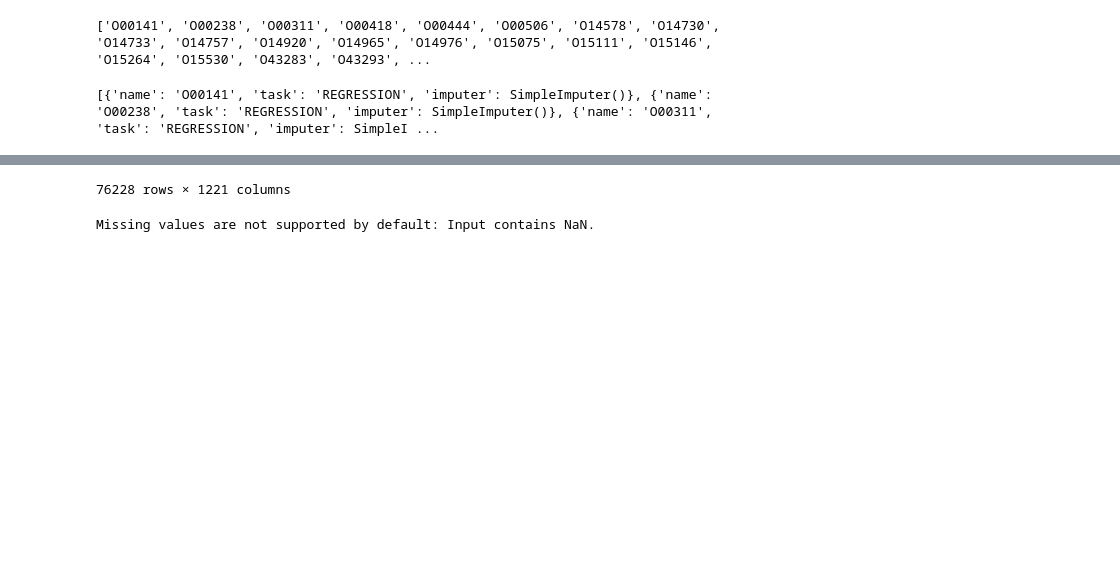
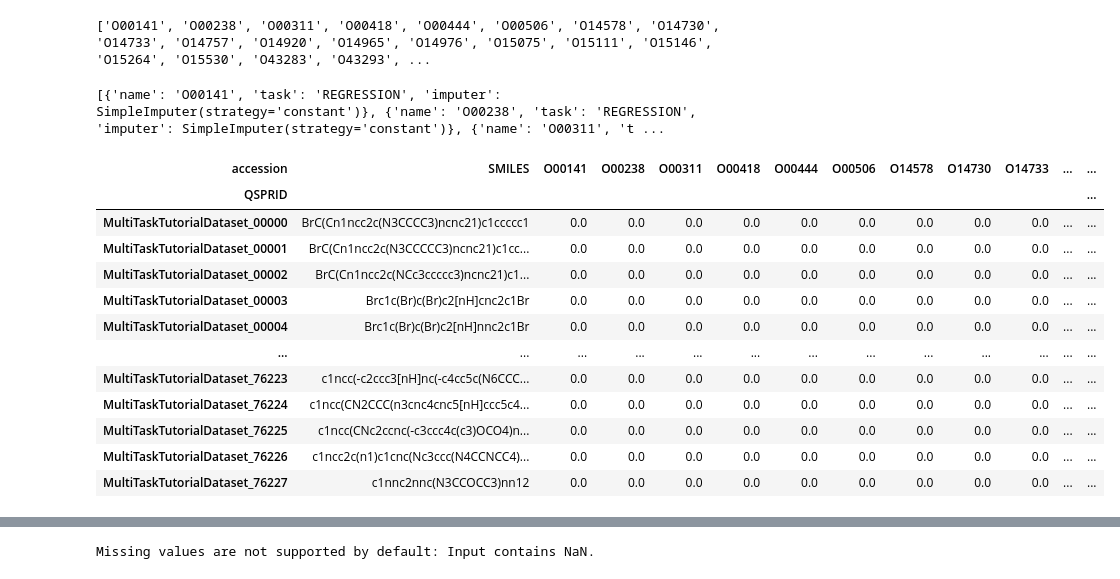
Before and after one commit to thijmenwroos/ppk, a Jupyter notebook: test_kin/test_kin_draft.ipynb, the cells around one changed output, grey strips where cells are left out. Cells and saved outputs as stored; diff of their text form; code cells hidden in the pictures; blank space fills up the shorter version.

```diff
--- a/test_kin/test_kin_draft.ipynb
+++ b/test_kin/test_kin_draft.ipynb
@@ -316,20 +316,34 @@ from sklearn.impute import SimpleImputer
 
 target_props = []
 for target in column_list:
-    target_props.append({'name': target, 'task': "REGRESSION", "imputer": SimpleImputer(strategy="mean")})
+    target_props.append({'name': target, 'task': "REGRESSION", "imputer": SimpleImputer(strategy="constant")})
 # %%
 print(target_props)
 # %% [output]
-[{'name': 'O00141', 'task': 'REGRESSION', 'imputer': SimpleImputer()}, {'name': 'O00238', 'task': 'REGRESSION', 'imputer': SimpleImputer()}, {'name': 'O00311', 'task': 'REGRESSION', 'imputer': SimpleI ...
+[{'name': 'O00141', 'task': 'REGRESSION', 'imputer': SimpleImputer(strategy='constant')}, {'name': 'O00238', 'task': 'REGRESSION', 'imputer': SimpleImputer(strategy='constant')}, {'name': 'O00311', 't ...
 # %%
 dataset_mt = QSPRDataset(
     name="MultiTaskTutorialDataset",
     df=mtdf,
     target_props=target_props,
     store_dir="../../tutorial_output_draft_mt/data",
     random_state=42,
     drop_empty=False,
+    overwrite=True
 )
 
 dataset_mt.getDF()
 # %% [output]
+| accession | SMILES | O00141 | O00238 | O00311 | O00418 | O00444 | O00506 | O14578 | O14730 | O14733 | ... | ... |
+| QSPRID |  |  |  |  |  |  |  |  |  |  |  | ... |
+| MultiTaskTutorialDataset_00000 | BrC(Cn1ncc2c(N3CCCC3)ncnc21)c1ccccc1 | 0.0 | 0.0 | 0.0 | 0.0 | 0.0 | 0.0 | 0.0 | 0.0 | 0.0 | ... | ... |
+| MultiTaskTutorialDataset_00001 | BrC(Cn1ncc2c(N3CCCCC3)ncnc21)c1cc... | 0.0 | 0.0 | 0.0 | 0.0 | 0.0 | 0.0 | 0.0 | 0.0 | 0.0 | ... | ... |
+| MultiTaskTutorialDataset_00002 | BrC(Cn1ncc2c(NCc3ccccc3)ncnc21)c1... | 0.0 | 0.0 | 0.0 | 0.0 | 0.0 | 0.0 | 0.0 | 0.0 | 0.0 | ... | ... |
+| MultiTaskTutorialDataset_00003 | Brc1c(Br)c(Br)c2[nH]cnc2c1Br | 0.0 | 0.0 | 0.0 | 0.0 | 0.0 | 0.0 | 0.0 | 0.0 | 0.0 | ... | ... |
+| MultiTaskTutorialDataset_00004 | Brc1c(Br)c(Br)c2[nH]nnc2c1Br | 0.0 | 0.0 | 0.0 | 0.0 | 0.0 | 0.0 | 0.0 | 0.0 | 0.0 | ... | ... |
+| ... | ... | ... | ... | ... | ... | ... | ... | ... | ... | ... | ... | ... |
+| MultiTaskTutorialDataset_76223 | c1ncc(-c2ccc3[nH]nc(-c4cc5c(N6CCC... | 0.0 | 0.0 | 0.0 | 0.0 | 0.0 | 0.0 | 0.0 | 0.0 | 0.0 | ... | ... |
+| MultiTaskTutorialDataset_76224 | c1ncc(CN2CCC(n3cnc4cnc5[nH]ccc5c4... | 0.0 | 0.0 | 0.0 | 0.0 | 0.0 | 0.0 | 0.0 | 0.0 | 0.0 | ... | ... |
+| MultiTaskTutorialDataset_76225 | c1ncc(CNc2ccnc(-c3ccc4c(c3)OCO4)n... | 0.0 | 0.0 | 0.0 | 0.0 | 0.0 | 0.0 | 0.0 | 0.0 | 0.0 | ... | ... |
+| MultiTaskTutorialDataset_76226 | c1ncc2c(n1)c1cnc(Nc3ccc(N4CCNCC4)... | 0.0 | 0.0 | 0.0 | 0.0 | 0.0 | 0.0 | 0.0 | 0.0 | 0.0 | ... | ... |
+| MultiTaskTutorialDataset_76227 | c1nnc2nnc(N3CCOCC3)nn12 | 0.0 | 0.0 | 0.0 | 0.0 | 0.0 | 0.0 | 0.0 | 0.0 | 0.0 | ... | ... |
@@ -350,4 +351,3 @@ qsprpred - WARNING - Existing data set found, but also found a data frame in sto
-76228 rows × 1221 columns
 # %%
 from qsprpred.models import SklearnMetrics
 from qsprpred.models import MaskedMetric
```
Also changed, not shown: parts of 4 cells of this notebook.
